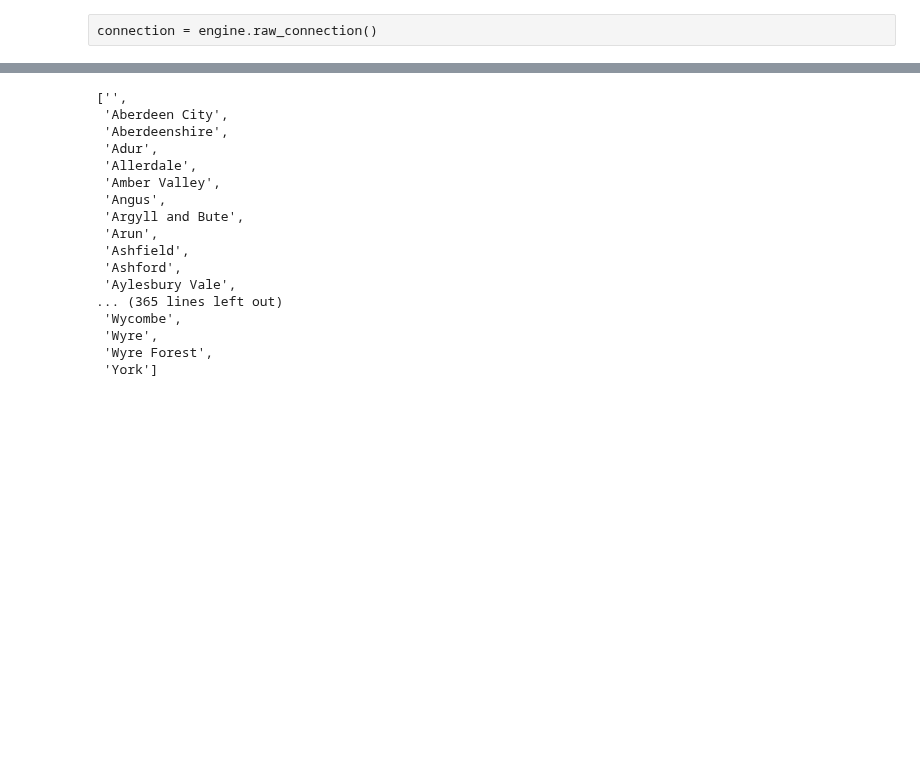
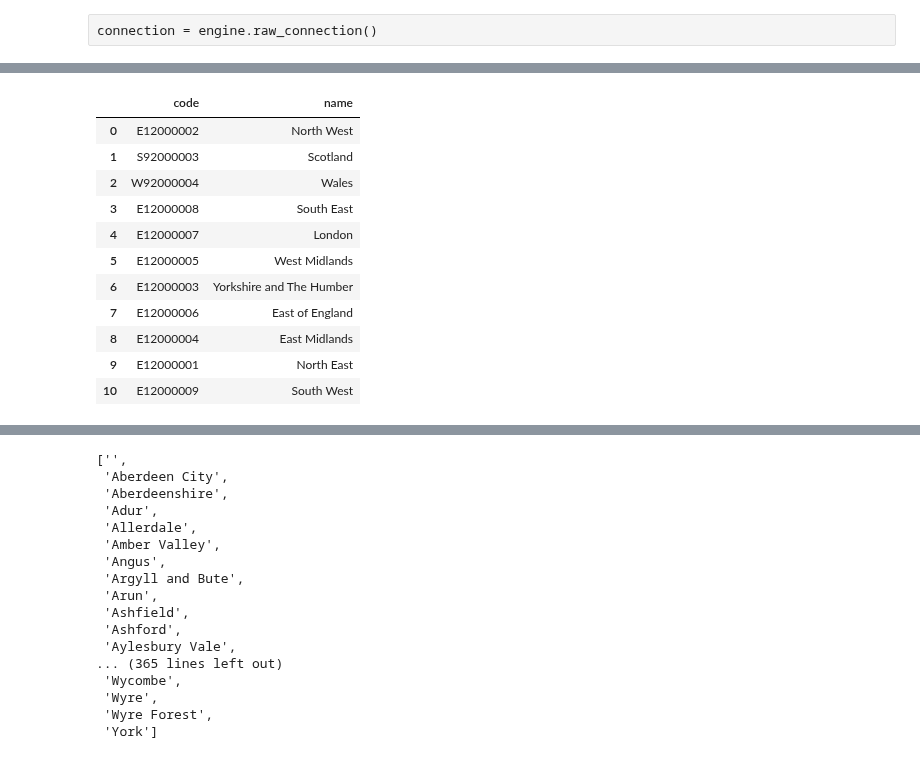
Before and after one commit to andrewcgaitskell/virus-data-voila, a Jupyter notebook: notebooks/Maps/LSOA_UsingDB.ipynb, the cells around one changed output, grey strips where cells are left out. Saved outputs shown, nothing was run; the diff lists cells and outputs as text; code cells hidden in the pictures; blank space fills up the shorter version.

```diff
--- a/notebooks/Maps/LSOA_UsingDB.ipynb
+++ b/notebooks/Maps/LSOA_UsingDB.ipynb
@@ -45,0 +87,15 @@ described_data_rgn = data_rgn.merge(names_rgn, on='code')
+# %%
+names_rgn
+# %% [output]
+|  | code | name |
+| 0 | E12000002 | North West |
+| 1 | S92000003 | Scotland |
+| 2 | W92000004 | Wales |
+| 3 | E12000008 | South East |
+| 4 | E12000007 | London |
+| 5 | E12000005 | West Midlands |
+| 6 | E12000003 | Yorkshire and The Humber |
+| 7 | E12000006 | East of England |
+| 8 | E12000004 | East Midlands |
+| 9 | E12000001 | North East |
+| 10 | E12000009 | South West |
```
Also changed, not shown: parts of 10 cells of this notebook.
